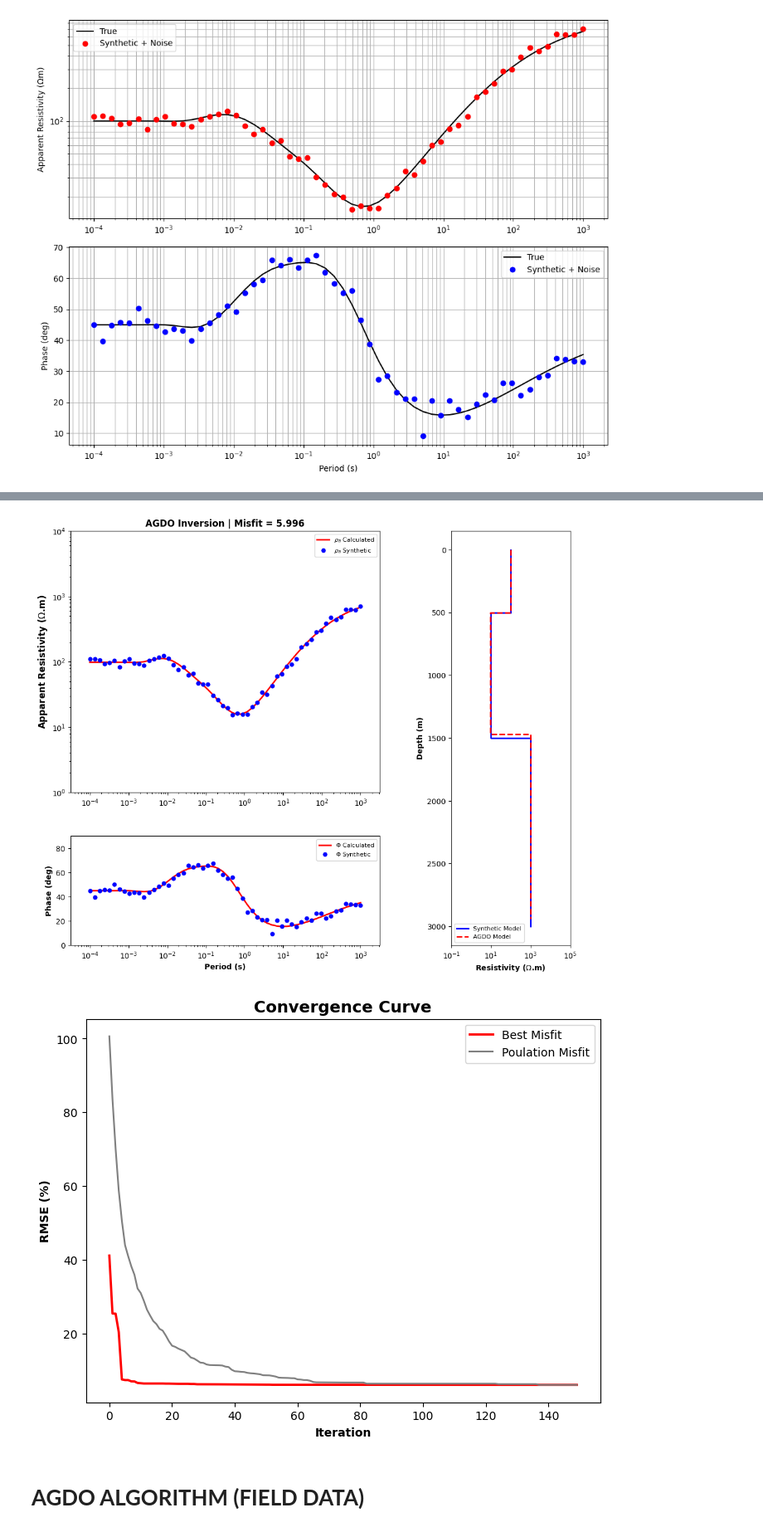
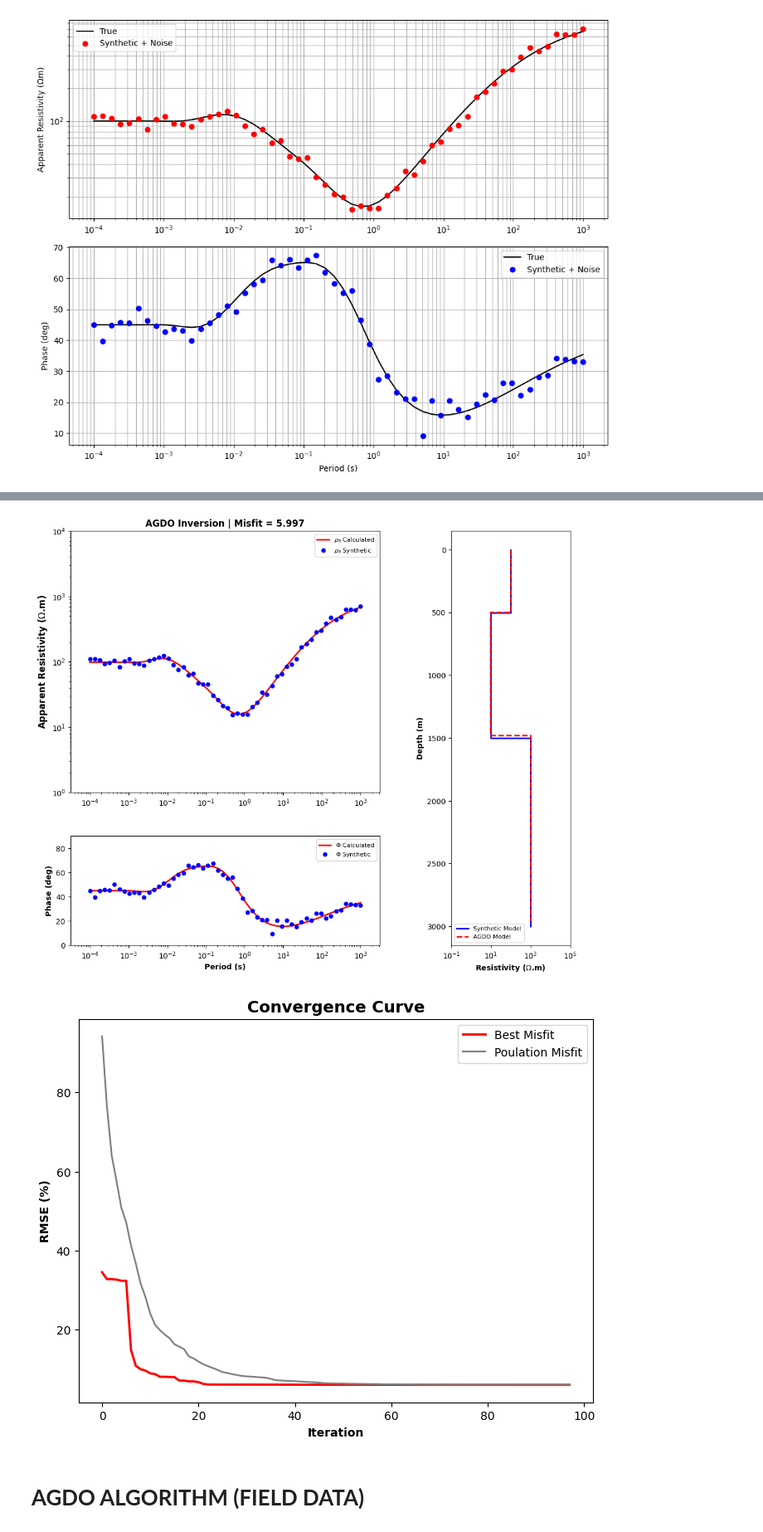
Before and after one commit to alyasirharahap/AGDO-MT-Inversion, a Jupyter notebook: AGDO_MT_Inversion.ipynb, the cells around one changed output, grey strips where cells are left out. Shown at 83% size. Saved outputs shown, nothing was run; the diff lists cells and outputs as text; code cells hidden in the pictures.

```diff
--- a/AGDO_MT_Inversion.ipynb
+++ b/AGDO_MT_Inversion.ipynb
@@ -222,6 +222,14 @@ def AGDO_MT(freq, rho_obs, phase_obs,
     best_curve=[]
     pop_curve=[]
 
+    # Stopping criterion
+    tolerance = 1e-3
+    patience = 25
+
+    counter = 0
+    prev_best = best_fit
+    stopped_by_convergence = False
+
     print("\nStarting AGDO inversion...\n")
 
     # MAIN LOOP
@@ -276,8 +284,36 @@ def AGDO_MT(freq, rho_obs, phase_obs,
         best_curve.append(best_fit)
         pop_curve.append(np.mean(fitness))
 
+        # PATIENCE STOPPING CRITERION
+
+        improvement = abs(prev_best - best_fit)
+
+        if improvement < tolerance:
+          counter += 1
+        else:
+          counter = 0
+
+        prev_best = best_fit
+
+        if counter >= patience:
+          stopped_by_convergence = True
+
+          print("\n=================================")
+          print("Convergence criterion reached")
+          print(f"Stopped at iteration {t}")
+          print(f"Best Misfit = {best_fit:.3f}")
+          print("=================================")
+
+          break
+
         if t%10==0:
-            print(f"Iteration {t} | Best Misfit = {best_fit:.3f}")
+          print(f"Iteration {t} | Best Misfit = {best_fit:.3f}")
+
+    if not stopped_by_convergence:
+        print("Maximum iteration reached")
+        print(f"Iteration = {niter}")
+        print(f"Best Misfit = {best_fit:.3f}")
+        print("=================================")
 
     return best,best_fit,best_curve,pop_curve
 
@@ -398,5 +434,5 @@ Final Misfit: 5.995854516285276
 [figure]
-[figure, old version]
+[figure, new version]
 # %% [markdown]
 # **AGDO ALGORITHM (FIELD DATA)**
 # %%
```
Also changed, not shown: parts of 2 cells of this notebook.
